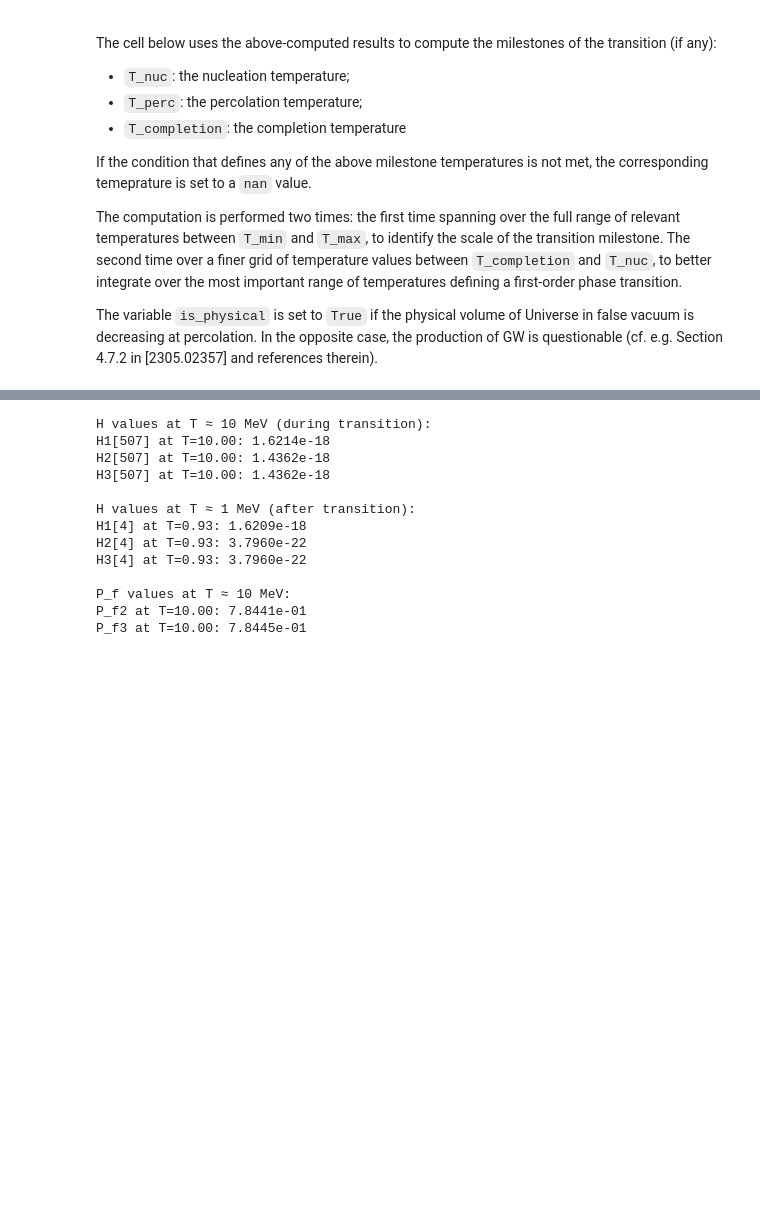
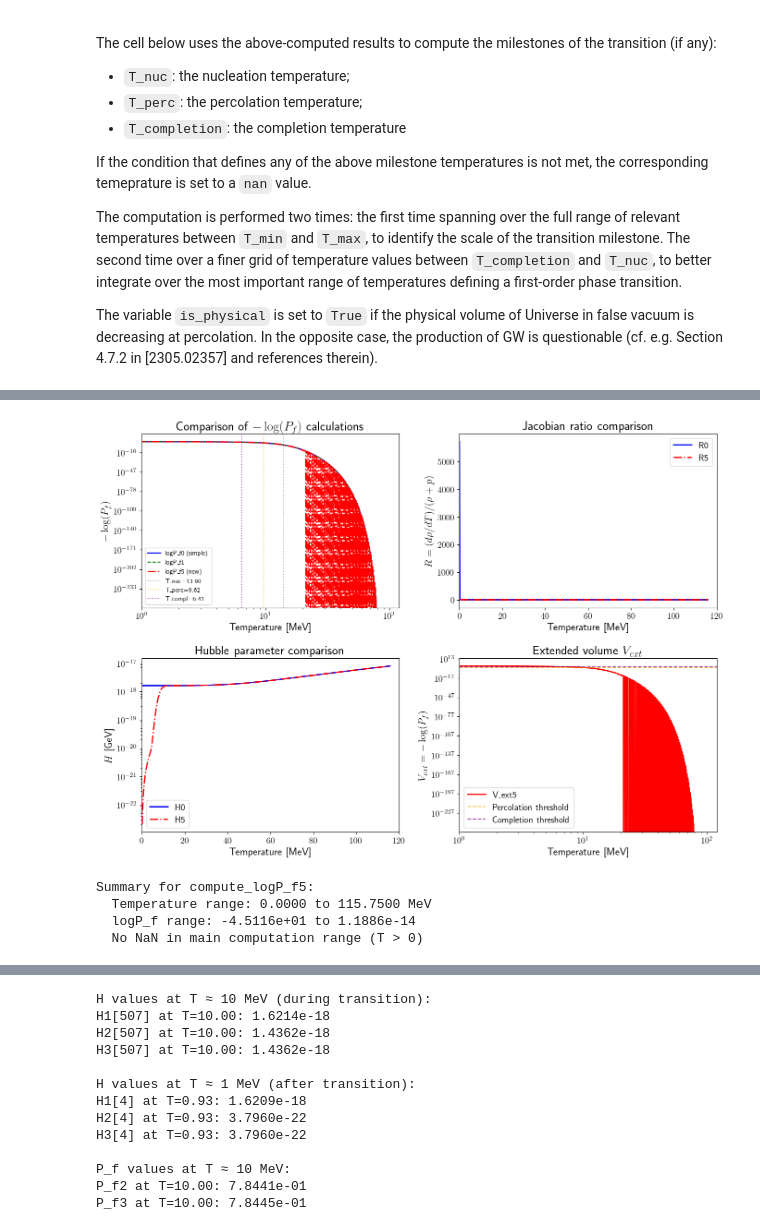
Before and after one commit to michelelucente/ELENA, a Jupyter notebook: examples/dilution.ipynb, the cells around one changed output, grey strips where cells are left out. Cells and saved outputs as stored; diff of their text form; code cells hidden in the pictures; blank space fills up the shorter version.

```diff
--- a/examples/dilution.ipynb
+++ b/examples/dilution.ipynb
@@ -386,0 +645,69 @@ logP_f3, Temps3, ratio_V3, Gamma3, H3, drho3, rhoplusp3, P3, dP3  = compute_logP
+# %%
+# Create comparison plots
+fig, axes = plt.subplots(2, 2, figsize=(14, 10))
+
+# Plot 1: logP_f comparison
+ax = axes[0, 0]
+ax.plot(Temps, -logP_f, 'b-', linewidth=2, label='logP_f0 (simple)')
+ax.plot(Temps1, -logP_f1, 'g--', linewidth=1.5, label='logP_f1')
+mask5 = ~np.isnan(logP_f5)
+ax.plot(Temps5[mask5], -logP_f5[mask5], 'r-.', linewidth=2, label='logP_f5 (new)')
+ax.axvline(T_nuc, color='gray', linestyle=':', alpha=0.7, label=f'T_nuc={T_nuc:.2f}')
+ax.axvline(T_perc, color='orange', linestyle=':', alpha=0.7, label=f'T_perc={T_perc:.2f}')
+ax.axvline(T_completion, color='purple', linestyle=':', alpha=0.7, label=f'T_compl={T_completion:.2f}')
+ax.set_xlabel(f'Temperature [{units}]')
+ax.set_ylabel(r'$-\log(P_f)$')
+ax.set_yscale('log')
+ax.set_xscale('log')
+ax.legend(fontsize=10)
+ax.set_title(r'Comparison of $-\log(P_f)$ calculations')
+ax.set_xlim(1, 120)
+
+# Plot 2: Ratio (dρ/dT)/(ρ+p) comparison
+ax = axes[0, 1]
+ax.plot(Temps, ratio_V, 'b-', linewidth=2, label='R0')
+ax.plot(Temps5[mask5], R5[mask5], 'r-.', linewidth=2, label='R5')
+ax.set_xlabel(f'Temperature [{units}]')
+ax.set_ylabel(r'$R = (d\rho/dT)/(\rho+p)$')
+ax.legend()
+ax.set_title('Jacobian ratio comparison')
+ax.set_xlim(0, 120)
+
+# Plot 3: Hubble comparison
+ax = axes[1, 0]
+ax.plot(Temps, H, 'b-', linewidth=2, label='H0')
+ax.plot(Temps5[mask5], H5[mask5], 'r-.', linewidth=2, label='H5')
+ax.set_xlabel(f'Temperature [{units}]')
+ax.set_ylabel(r'$H$ [GeV]')
+ax.set_yscale('log')
+ax.legend()
+ax.set_title('Hubble parameter comparison')
+ax.set_xlim(0, 120)
+
+# Plot 4: V_ext
+ax = axes[1, 1]
+ax.plot(Temps5[mask5], V_ext5[mask5], 'r-', linewidth=2, label='V_ext5')
+ax.axhline(-np.log(0.71), color='orange', linestyle='--', alpha=0.7, label='Percolation threshold')
+ax.axhline(-np.log(0.01), color='purple', linestyle='--', alpha=0.7, label='Completion threshold')
+ax.set_xlabel(f'Temperature [{units}]')
+ax.set_ylabel(r'$V_{ext} = -\log(P_f)$')
+ax.set_yscale('log')
+ax.set_xscale('log')
+ax.legend()
+ax.set_title(r'Extended volume $V_{ext}$')
+ax.set_xlim(1, 120)
+
+plt.tight_layout()
+plt.savefig(figure_dir + f"logP_f5_comparison_{description}.pdf", dpi=300, bbox_inches='tight')
+plt.show()
+
+print(f"\nSummary for compute_logP_f5:")
+print(f"  Temperature range: {Temps5[mask5].min():.4f} to {Temps5[mask5].max():.4f} {units}")
+print(f"  logP_f range: {logP_f5[mask5].min():.4e} to {logP_f5[mask5].max():.4e}")
+print(f"  No NaN in main computation range (T > 0)")
+# %% [output]
+[figure, added]
+Summary for compute_logP_f5:
+  Temperature range: 0.0000 to 115.7500 MeV
+  logP_f range: -4.5116e+01 to 1.1886e-14
+  No NaN in main computation range (T > 0)
```
Also changed, not shown: parts of 26 cells of this notebook, 6 other files.
